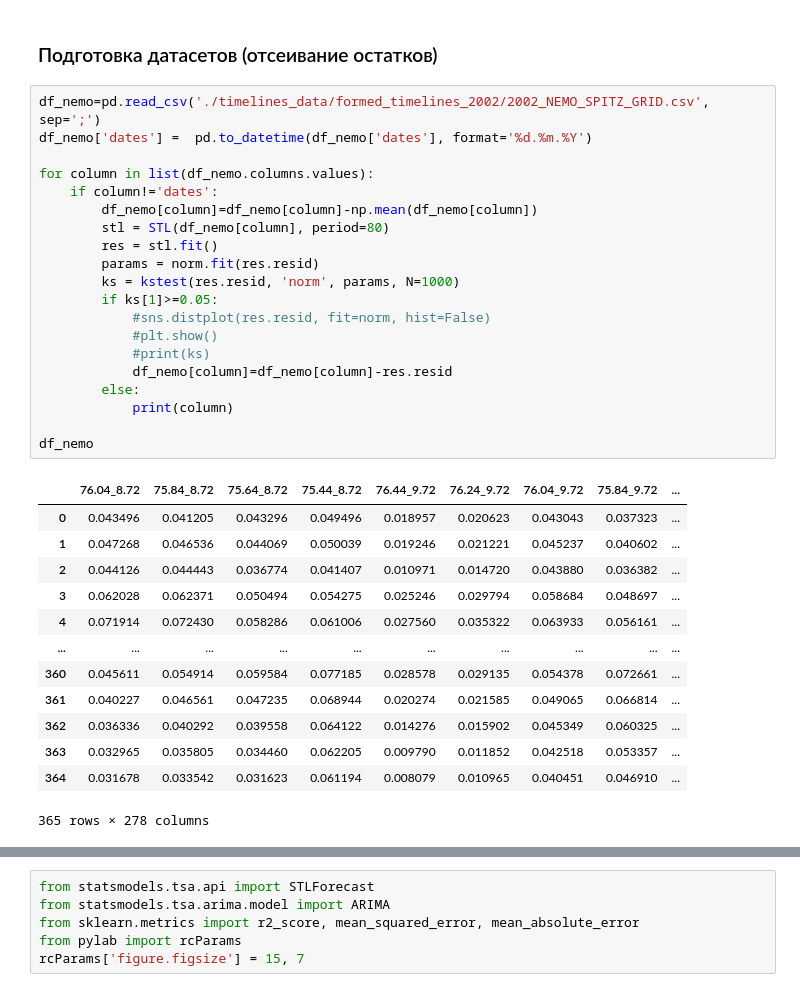
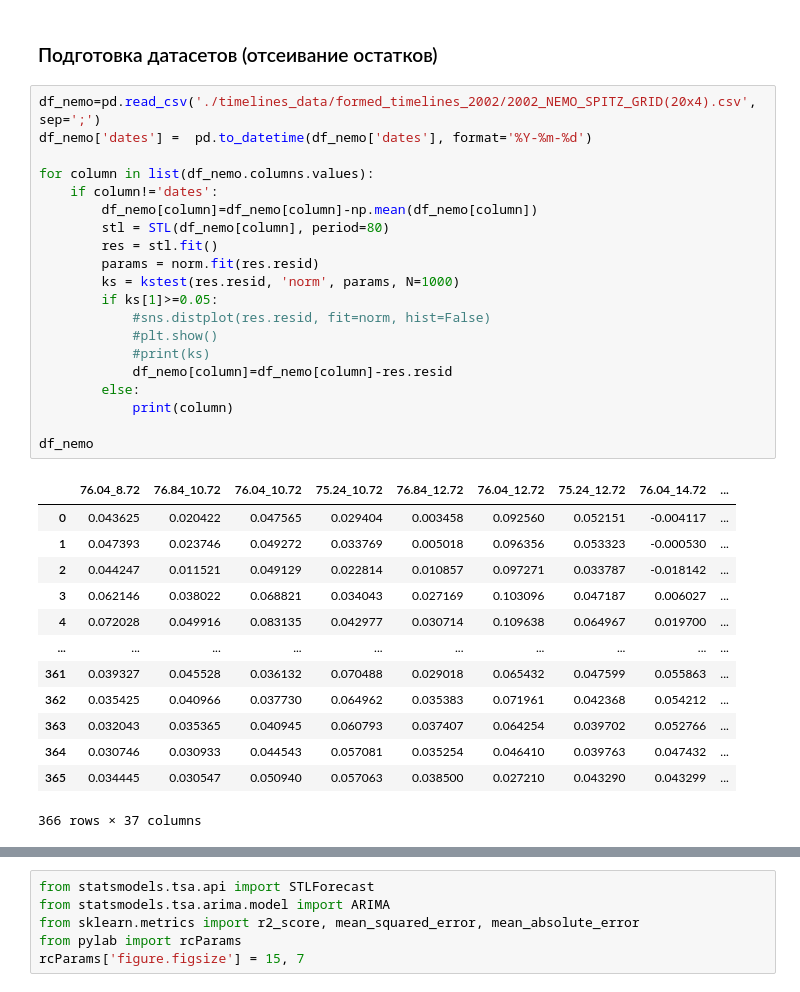
Before and after one commit to ChrisLisbon/ITMO_master_degree_classes, a Jupyter notebook: Research_work(NEMO)/2.2_grid_validation.ipynb, the cells around one changed output, grey strips where cells are left out. Cells and saved outputs as stored; diff of their text form.

```diff
--- a/Research_work(NEMO)/2.2_grid_validation.ipynb
+++ b/Research_work(NEMO)/2.2_grid_validation.ipynb
@@ -21,37 +21,37 @@ warnings.filterwarnings('ignore')
 # %% [markdown]
 ### Подготовка датасетов (отсеивание остатков)
 # %%
-df_nemo=pd.read_csv('./timelines_data/formed_timelines_2002/2002_NEMO_SPITZ_GRID.csv', sep=';')
-df_nemo['dates'] =  pd.to_datetime(df_nemo['dates'], format='%d.%m.%Y')
+df_nemo=pd.read_csv('./timelines_data/formed_timelines_2002/2002_NEMO_SPITZ_GRID(20x4).csv', sep=';')
+df_nemo['dates'] =  pd.to_datetime(df_nemo['dates'], format='%Y-%m-%d')
 
 for column in list(df_nemo.columns.values):
     if column!='dates':
         df_nemo[column]=df_nemo[column]-np.mean(df_nemo[column])
         stl = STL(df_nemo[column], period=80)
         res = stl.fit()
         params = norm.fit(res.resid)
         ks = kstest(res.resid, 'norm', params, N=1000)
         if ks[1]>=0.05:
             #sns.distplot(res.resid, fit=norm, hist=False)
             #plt.show()
             #print(ks)
             df_nemo[column]=df_nemo[column]-res.resid
         else:
             print(column)
 
 df_nemo
 # %% [output]
-|  | 76.04_8.72 | 75.84_8.72 | 75.64_8.72 | 75.44_8.72 | 76.44_9.72 | 76.24_9.72 | 76.04_9.72 | 75.84_9.72 | ... |
-| 0 | 0.043496 | 0.041205 | 0.043296 | 0.049496 | 0.018957 | 0.020623 | 0.043043 | 0.037323 | ... |
-| 1 | 0.047268 | 0.046536 | 0.044069 | 0.050039 | 0.019246 | 0.021221 | 0.045237 | 0.040602 | ... |
-| 2 | 0.044126 | 0.044443 | 0.036774 | 0.041407 | 0.010971 | 0.014720 | 0.043880 | 0.036382 | ... |
-| 3 | 0.062028 | 0.062371 | 0.050494 | 0.054275 | 0.025246 | 0.029794 | 0.058684 | 0.048697 | ... |
-| 4 | 0.071914 | 0.072430 | 0.058286 | 0.061006 | 0.027560 | 0.035322 | 0.063933 | 0.056161 | ... |
+|  | 76.04_8.72 | 76.84_10.72 | 76.04_10.72 | 75.24_10.72 | 76.84_12.72 | 76.04_12.72 | 75.24_12.72 | 76.04_14.72 | ... |
+| 0 | 0.043625 | 0.020422 | 0.047565 | 0.029404 | 0.003458 | 0.092560 | 0.052151 | -0.004117 | ... |
+| 1 | 0.047393 | 0.023746 | 0.049272 | 0.033769 | 0.005018 | 0.096356 | 0.053323 | -0.000530 | ... |
+| 2 | 0.044247 | 0.011521 | 0.049129 | 0.022814 | 0.010857 | 0.097271 | 0.033787 | -0.018142 | ... |
+| 3 | 0.062146 | 0.038022 | 0.068821 | 0.034043 | 0.027169 | 0.103096 | 0.047187 | 0.006027 | ... |
+| 4 | 0.072028 | 0.049916 | 0.083135 | 0.042977 | 0.030714 | 0.109638 | 0.064967 | 0.019700 | ... |
 | ... | ... | ... | ... | ... | ... | ... | ... | ... | ... |
-| 360 | 0.045611 | 0.054914 | 0.059584 | 0.077185 | 0.028578 | 0.029135 | 0.054378 | 0.072661 | ... |
-| 361 | 0.040227 | 0.046561 | 0.047235 | 0.068944 | 0.020274 | 0.021585 | 0.049065 | 0.066814 | ... |
-| 362 | 0.036336 | 0.040292 | 0.039558 | 0.064122 | 0.014276 | 0.015902 | 0.045349 | 0.060325 | ... |
-| 363 | 0.032965 | 0.035805 | 0.034460 | 0.062205 | 0.009790 | 0.011852 | 0.042518 | 0.053357 | ... |
-| 364 | 0.031678 | 0.033542 | 0.031623 | 0.061194 | 0.008079 | 0.010965 | 0.040451 | 0.046910 | ... |
+| 361 | 0.039327 | 0.045528 | 0.036132 | 0.070488 | 0.029018 | 0.065432 | 0.047599 | 0.055863 | ... |
+| 362 | 0.035425 | 0.040966 | 0.037730 | 0.064962 | 0.035383 | 0.071961 | 0.042368 | 0.054212 | ... |
+| 363 | 0.032043 | 0.035365 | 0.040945 | 0.060793 | 0.037407 | 0.064254 | 0.039702 | 0.052766 | ... |
+| 364 | 0.030746 | 0.030933 | 0.044543 | 0.057081 | 0.035254 | 0.046410 | 0.039763 | 0.047432 | ... |
+| 365 | 0.034445 | 0.030547 | 0.050940 | 0.057063 | 0.038500 | 0.027210 | 0.043290 | 0.043299 | ... |
-365 rows × 278 columns
+366 rows × 37 columns
 # %%
```
Also changed, not shown: parts of 7 cells of this notebook, 4 other files.
